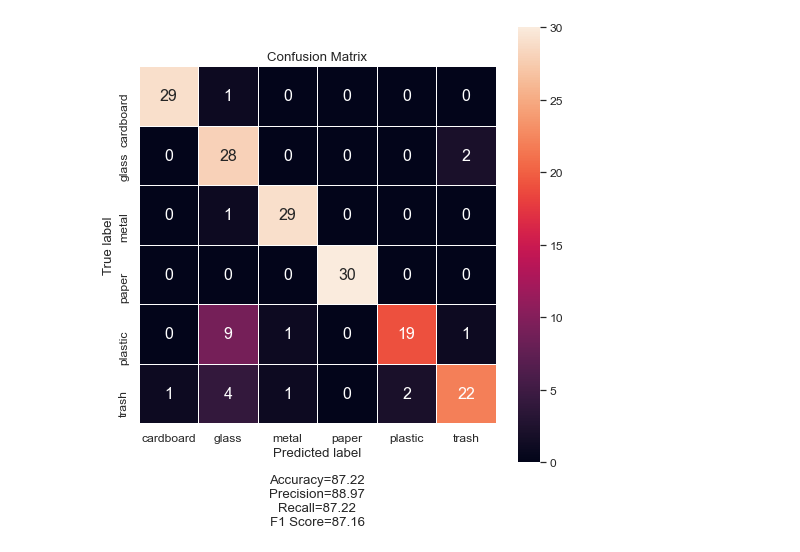
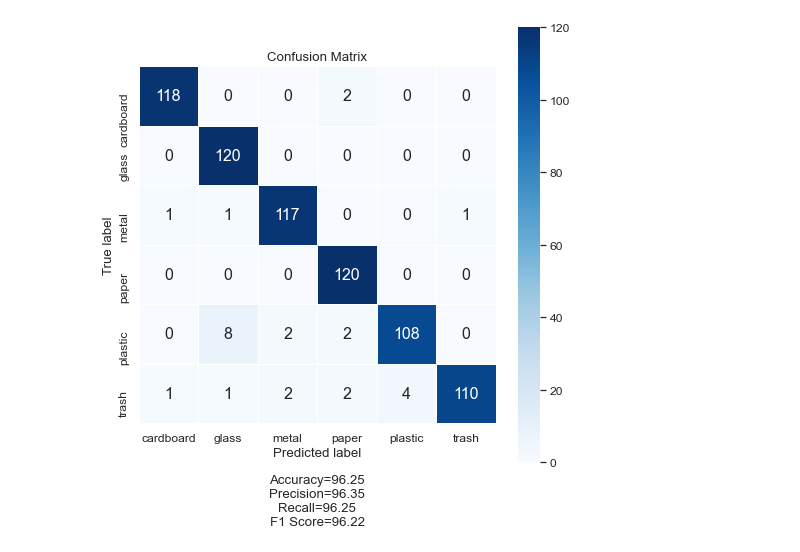
Before and after one commit to Lukeasargen/GarbageML, a Jupyter notebook: evaluation.ipynb, the cells around one changed output. Cells and saved outputs as stored; diff of their text form; code cells hidden in the pictures.

Commit message:
Early stop, tensorboard name, checkpoints, fivecrop eval

```diff
--- a/evaluation.ipynb
+++ b/evaluation.ipynb
@@ -31,12 +42,22 @@ Input Size : 224
 # %%
 root = "data/test448"
 batch_size = 32
+use_crops = True
 
-valid_transform = T.Compose([
-    T.Resize(model.input_size),
-    T.CenterCrop(model.input_size),
-    T.ToTensor(),
-])
+if use_crops:
+    valid_transform = T.Compose([
+        T.Resize(int(1.1*model.input_size)),
+        T.FiveCrop(model.input_size),
+        # T.TenCrop(model.input_size),
+        T.Lambda(lambda crops: torch.stack([T.ToTensor()(crop) for crop in crops])),
+    ])
+else:
+    valid_transform = T.Compose([
+        T.Resize(model.input_size),
+        T.CenterCrop(model.input_size),
+        T.ToTensor(),
+    ])
+
 valid_ds = ImageFolder(root=root, transform=valid_transform)
 num_classes = len(valid_ds.classes)
 val_loader = DataLoader(dataset=valid_ds, batch_size=batch_size, shuffle=True, num_workers=0)
@@ -74,16 +130,17 @@ def stats(pred, target):
     weighted_f1 = f1(pred, target, num_classes=num_classes, threshold=0.5, average="weighted")
     return 100*acc, 100*avg_precision, 100*avg_recall, 100*weighted_f1
 
-headers = ["Model", "Accuracy", "Precision", "Recall", "F1 Score"]
-width = max(len(cn) for cn in headers)
-head_fmt = ' {:>9}'*len(headers) + '\n'
-stat_str = head_fmt.format(*headers, width=width)
+archs = [m.hparams.model for m in model.models]
+headers = ["Model", "Arch", "Accuracy", "Precision", "Recall", "F1 Score"]
+aw = max(len(n) for n in archs)
+width = max(len(n) for n in headers)
+head_fmt = '{:>{hw}s}' + ' {:>{aw}s}' + ' {:>{hw}s}'*(len(headers)-2) + '\n'
+row_fmt = '{:>{hw}s}' + ' {:>{aw}s}' + ' {:>9.2f}'*(len(headers)-2) + '\n'
+stat_str = head_fmt.format(*headers, hw=hw, aw=aw)
 for i in range(len(model.models)):
     row = stats(preds[i, :], target)
-    row_fmt = '{:>{width}s} ' + ' {:>9.2f}'*(len(headers)-1) + '\n'
-    stat_str += row_fmt.format(str(i), *row, width=width)
+    stat_str += row_fmt.format(str(i), str(archs[i]),*row, hw=hw, aw=aw)
 row = stats(pred, target)
-row_fmt = '{:>{width}s} ' + ' {:>9.2f}'*(len(headers)-1) + '\n'
-stat_str += row_fmt.format("Ensemble", *row, width=width)
+stat_str += row_fmt.format("Ensemble", "", *row, hw=hw, aw=aw)
 print(stat_str)
 # %% [output]
@@ -110,14 +171,16 @@ weighted avg     0.8897    0.8722    0.8716       180
 # %%
 cm = confusion_matrix(target, pred)
 plt.figure(figsize=(8, 8))
 sn.set(font_scale=1.1)  # Label size
 sn.heatmap(cm, annot=True, fmt="d",
-# cmap='Blues',
+cmap='Blues',
 # cbar=False,
-vmin=0, xticklabels=model.classes,  yticklabels=model.classes, annot_kws={"size": 16}, square=True, linewidths=0.5)
+vmin=0,
+xticklabels=model.classes,  yticklabels=model.classes, annot_kws={"size": 16}, square=True, linewidths=0.5)
 plt.title("Confusion Matrix")
 plt.ylabel('True label')
 plt.xlabel('Predicted label\n\nAccuracy={:.2f}\nPrecision={:.2f}\nRecall={:.2f}\nF1 Score={:.2f}'.format(*row))
+plt.savefig('data/confusion_matrix.png', dpi=150, bbox_inches='tight')
 plt.show()
 # %% [output]
-[figure, old version]
+[figure, new version]
```
Also changed, not shown: parts of 6 cells of this notebook, 9 other files.
